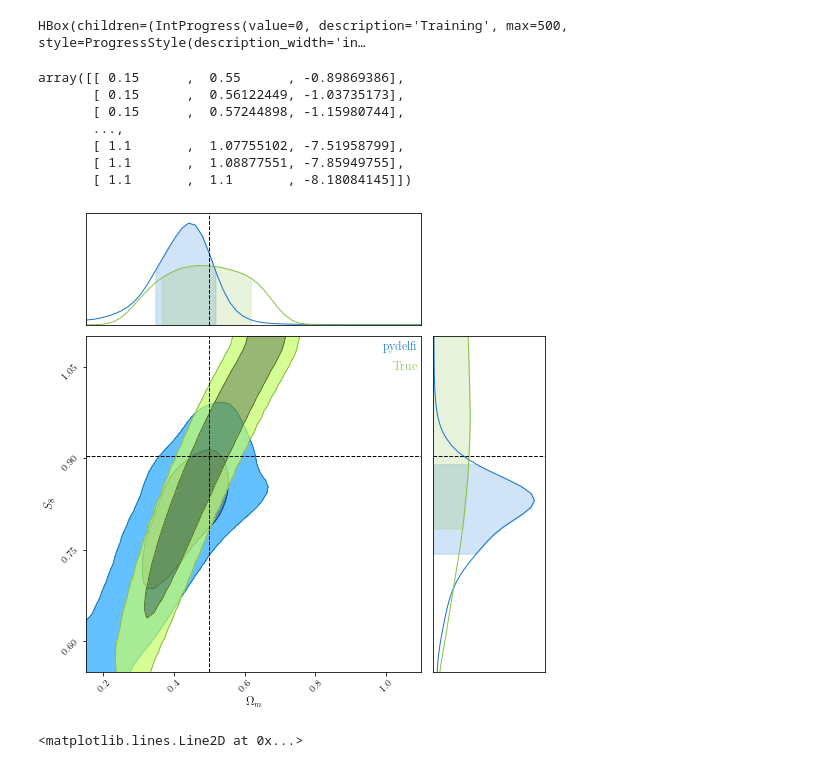
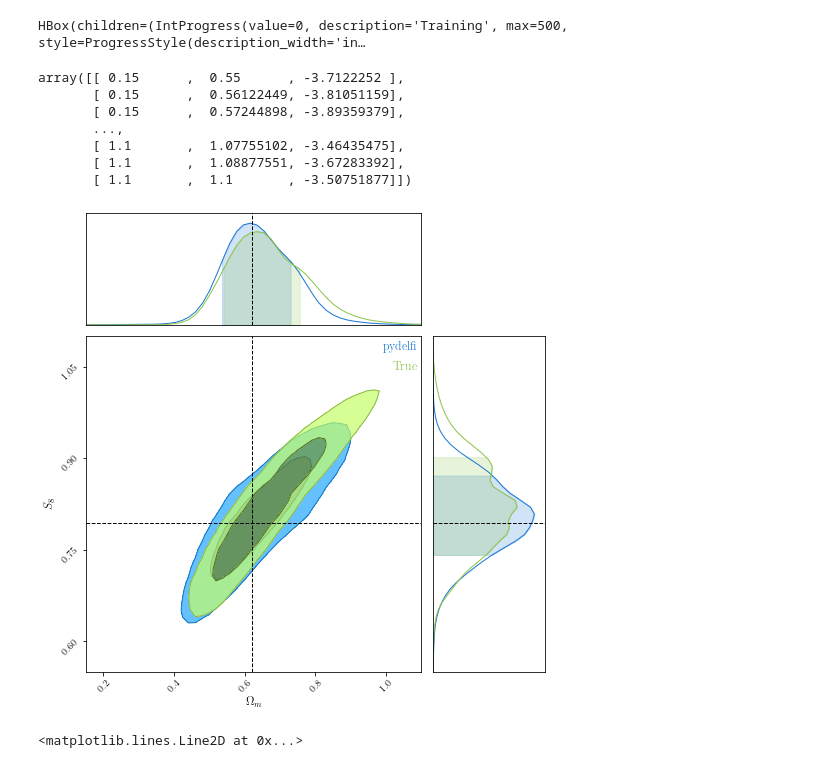
Before and after one commit to dpiras/pydelfi, a Jupyter notebook: examples/pydelfi_with_score_compression_cosmo.ipynb, the cells around one changed output. Drawn from its saved outputs; the diff is of its cells as text; code cells hidden in the pictures.

```diff
--- a/examples/pydelfi_with_score_compression_cosmo.ipynb
+++ b/examples/pydelfi_with_score_compression_cosmo.ipynb
@@ -47,7 +47,7 @@ parameters = np.loadtxt('./power_spectra/parameters_rep_wider.txt')[:n_sims]
 n_vec = 49
 lmax = 50
 q_fid = [0.5, 0.7*np.sqrt(0.5/0.3)]
-mul_mode_fac = 20
+mul_mode_fac = 10.
 Cl_fid = np.loadtxt('./power_spectra/der_power_spectrum_0.dat')[2:, 1]
 mu = np.asarray(Cl_fid)
 Cinv = mul_mode_fac*(2*np.arange(n_vec)+1) * np.eye(n_vec)/ (2*Cl_fid**2)
@@ -89,10 +89,10 @@ array([[6.08025996e+17, 0.00000000e+00, 0.00000000e+00, ...,
 # we create the observed data point, for now at the fiducial value of q
 #q_fid = q_fid  # new observation, different from the compression
 np.random.seed(13)
-q_obs = q_fid = [0.5, 0.7*np.sqrt(0.5/0.3)] #np.loadtxt('./power_spectra/parameters_rep_wider.txt')[1000]
+q_obs = np.loadtxt('./power_spectra/parameters_rep_wider.txt')[1000] #[0.5, 0.7*np.sqrt(0.5/0.3)] #np.loadtxt('./power_spectra/parameters_rep_wider.txt')[1000]
 d_vec_obs = np.zeros((1, n_vec))
 for index in range(1):
-    load = np.loadtxt('./power_spectra/der_power_spectrum_0.dat') #np.loadtxt('./power_spectra/power_spectrum_1000.dat')
+    load = np.loadtxt('./power_spectra/power_spectrum_1000.dat') #np.loadtxt('./power_spectra/der_power_spectrum_0.dat') #np.loadtxt('./power_spectra/power_spectrum_1000.dat')
     cls = load[:, 1]
     single = []
     for ell in range(2, lmax+1):
@@ -100,6 +100,7 @@ for index in range(1):
         location = 2*cls[ell]/(mul_mode_fac*(2*ell+1))
         single.append(np.random.gamma(shape, location))
     d_vec_obs[index] = single
+d_vec_obs = load[2:, 1]
 d_vec_obs = np.reshape(d_vec_obs, [1, -1])
 
 lmax = 50
@@ -218,13 +219,13 @@ for omega in xx:
 # %%
 likelihood_arr
 # %% [output]
-array([[ 0.15      ,  0.55      , -0.89869386],
-       [ 0.15      ,  0.56122449, -1.03735173],
-       [ 0.15      ,  0.57244898, -1.15980744],
+array([[ 0.15      ,  0.55      , -3.7122252 ],
+       [ 0.15      ,  0.56122449, -3.81051159],
+       [ 0.15      ,  0.57244898, -3.89359379],
        ...,
-       [ 1.1       ,  1.07755102, -7.51958799],
-       [ 1.1       ,  1.08877551, -7.85949755],
-       [ 1.1       ,  1.1       , -8.18084145]])
+       [ 1.1       ,  1.07755102, -3.46435475],
+       [ 1.1       ,  1.08877551, -3.67283392],
+       [ 1.1       ,  1.1       , -3.50751877]])
 # %%
 likelihood_arr = np.reshape(np.asarray(likelihood_arr), (-1, 3))
 likelihood_arr[:, 2] = np.exp(likelihood_arr[:, 2])  # return to likelihood
@@ -237,7 +238,7 @@ omega_m_obs, S8_obs = q_obs[0], q_obs[1]
 # a few things that will be useful later on
 from scipy.stats import gamma
 ell = np.arange(2, lmax+1)
-shape = (2*ell+1)/2
+shape = mul_mode_fac*(2*ell+1)/2
 
 likelihood_arr_true = np.zeros((n_bins*n_bins, 3))
 index = 0
@@ -247,7 +248,7 @@ for i in xx:
     for j in yy:
         load = np.loadtxt(f'./power_spectra/power_spectrum_{i}_{j}.dat')
         cls = load[:, 1]
-        scale = 2*cls[ell]/(2*ell+1)
+        scale = 2*cls[ell]/(mul_mode_fac*(2*ell+1))
         evaluation = gamma.pdf(x=d_vec_obs[0], a=shape, loc=0, scale=scale)  # the scipy gamma distribution has a slightly different definition than the numpy one
         likelihood = np.prod(evaluation/3e12)
         likelihood_arr_true[index, :] = i, j, likelihood
@@ -257,24 +258,24 @@ likelihood_arr_true[:, 2] = likelihood_arr_true[:, 2] / like_norm_true
 # %%
 from chainconsumer import ChainConsumer
 xs = likelihood_arr[:, 0]
 ys = likelihood_arr[:, 1]
 #ys = ys/np.sqrt(xs/0.3)
 pdf_flat = likelihood_arr[:, 2]
 
 xs_true = likelihood_arr_true[:, 0]
 ys_true = likelihood_arr_true[:, 1]
 #ys = ys/np.sqrt(xs/0.3)
 pdf_flat_true = likelihood_arr_true[:, 2]
 
 c = ChainConsumer()
 c.add_chain([xs, ys], parameters=["$\Omega_m$", "$S_8$"], weights=pdf_flat, grid=True, name='pydelfi')
 c.add_chain([xs_true, ys_true], parameters=["$\Omega_m$", "$S_8$"], weights=pdf_flat_true, grid=True, name='True')
-c.configure(smooth=2)  # Notice how smoothing changes the results!
+c.configure(smooth=1.5)  # Notice how smoothing changes the results!
 fig = c.plotter.plot(truth=[omega_m_obs, S8_obs])
 
 fig.set_size_inches(4.5 + fig.get_size_inches())
 # %% [output]
-[figure, old version]
+[figure, new version]
 # %%
 import scipy.special as sps
 theo_post = np.zeros((n_bins, 2))
```
Also changed, not shown: parts of 5 cells of this notebook, 2 other files.
